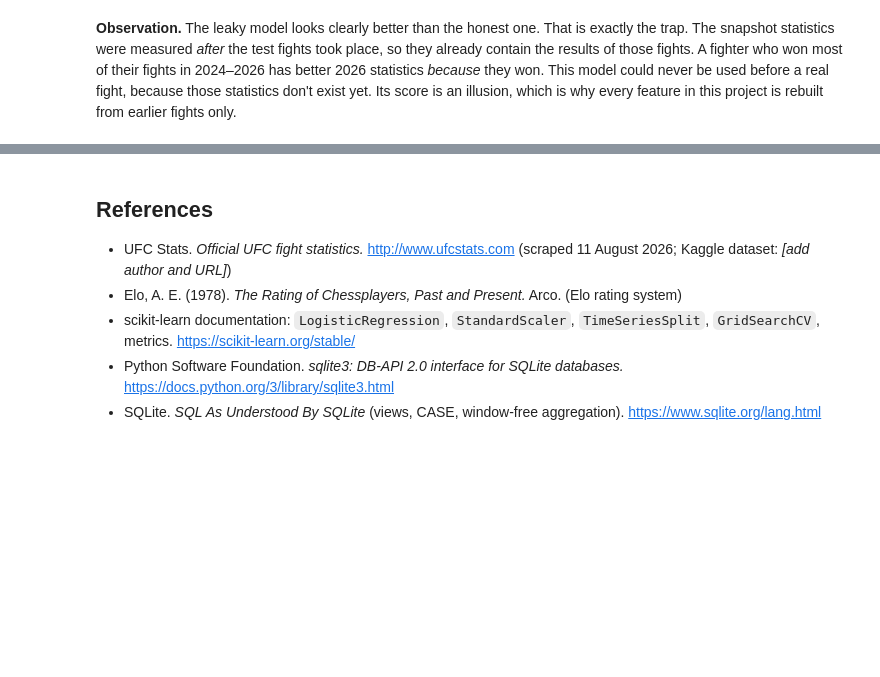
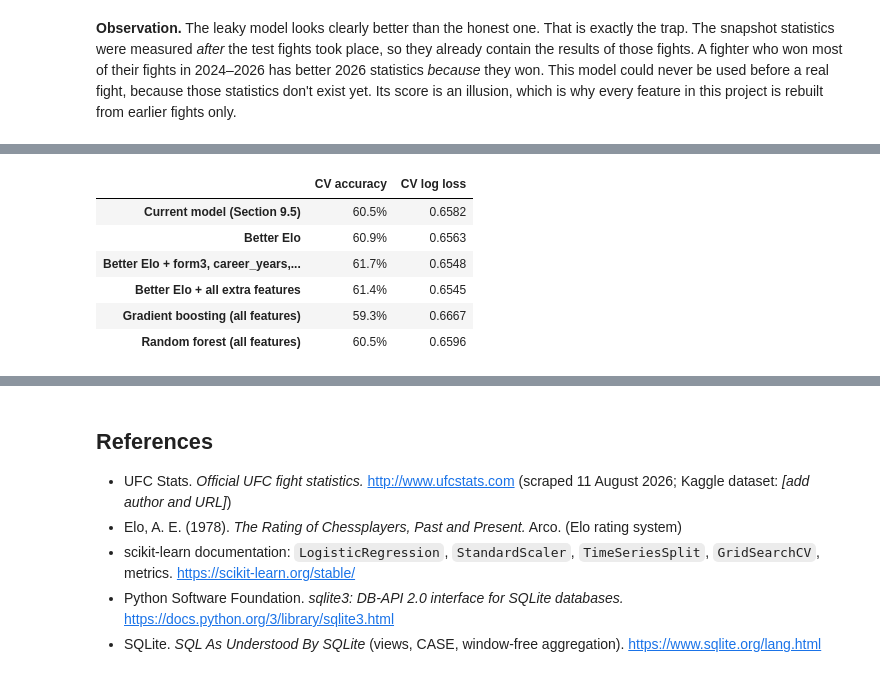
Before and after one commit to S5in/Data-Science-and-Machine-Learning, a Jupyter notebook: 02-ufc-fight-prediction/ufc_fights.ipynb, the cells around one changed output, grey strips where cells are left out. Cells and saved outputs as stored; diff of their text form; code cells hidden in the pictures; blank space fills up the shorter version.

```diff
--- a/02-ufc-fight-prediction/ufc_fights.ipynb
+++ b/02-ufc-fight-prediction/ufc_fights.ipynb
@@ -1444,0 +1617,27 @@ Honest model (pre-fight features): accuracy 64.7%, ROC AUC 0.693
+# %%
+from sklearn.ensemble import HistGradientBoostingClassifier, RandomForestClassifier
+
+all_features = BASE_V2 + EXTRA
+X_raw = pd.concat([(A_all[all_features] - B_all[all_features]).add_prefix("diff_"),
+                   model_data[["a_debut", "b_debut"]].reset_index(drop=True)], axis=1)
+X_filled = design_matrix(all_features)
+y_reset = y_train.reset_index(drop=True)
+
+experiments["Gradient boosting (all features)"] = cv_score(
+    X_raw[is_train].reset_index(drop=True), y_reset,
+    lambda: HistGradientBoostingClassifier(learning_rate=0.03, max_depth=3, max_iter=300,
+                                           l2_regularization=1.0, random_state=RANDOM_SEED))
+experiments["Random forest (all features)"] = cv_score(
+    X_filled[is_train].reset_index(drop=True), y_reset,
+    lambda: RandomForestClassifier(n_estimators=300, min_samples_leaf=20, n_jobs=-1, random_state=RANDOM_SEED))
+
+experiment_table = pd.DataFrame(experiments, index=["CV accuracy", "CV log loss"]).T
+experiment_table.style.format({"CV accuracy": "{:.1%}", "CV log loss": "{:.4f}"})
+# %% [output]
+|  | CV accuracy | CV log loss |
+| Current model (Section 9.5) | 60.5% | 0.6582 |
+| Better Elo | 60.9% | 0.6563 |
+| Better Elo + form3, career_years,... | 61.7% | 0.6548 |
+| Better Elo + all extra features | 61.4% | 0.6545 |
+| Gradient boosting (all features) | 59.3% | 0.6667 |
+| Random forest (all features) | 60.5% | 0.6596 |
```
Also changed, not shown: parts of 19 cells of this notebook, 3 other files.
